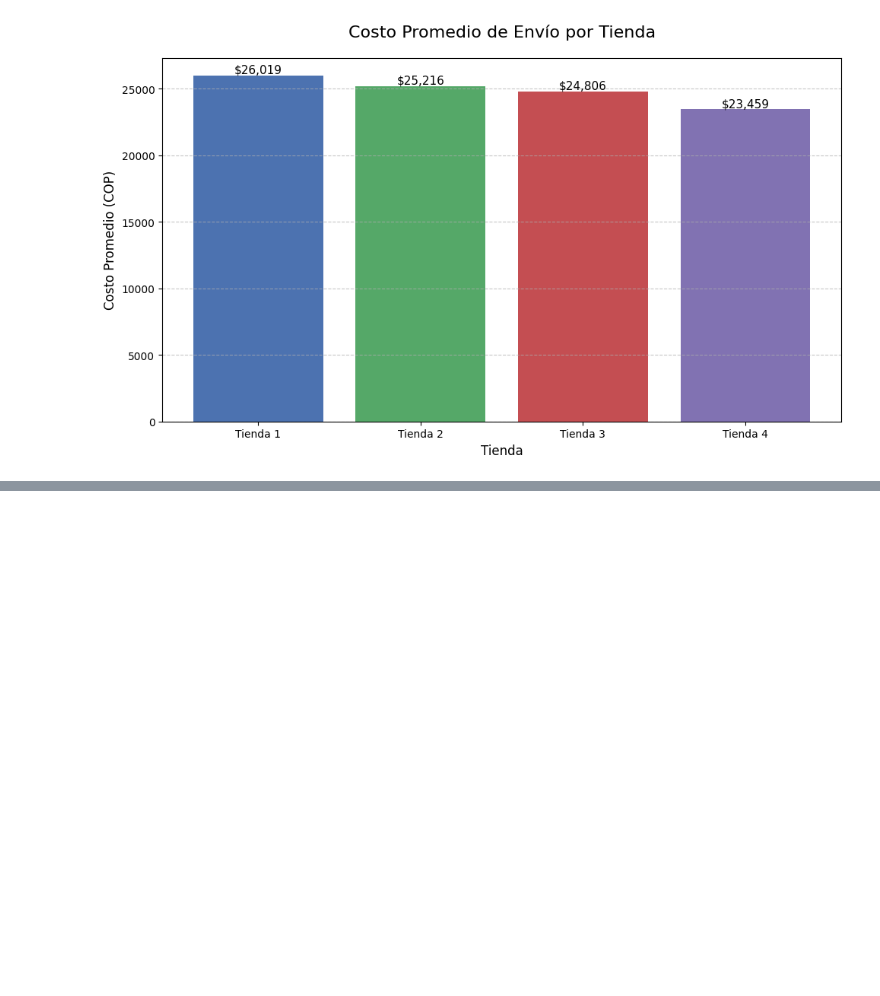
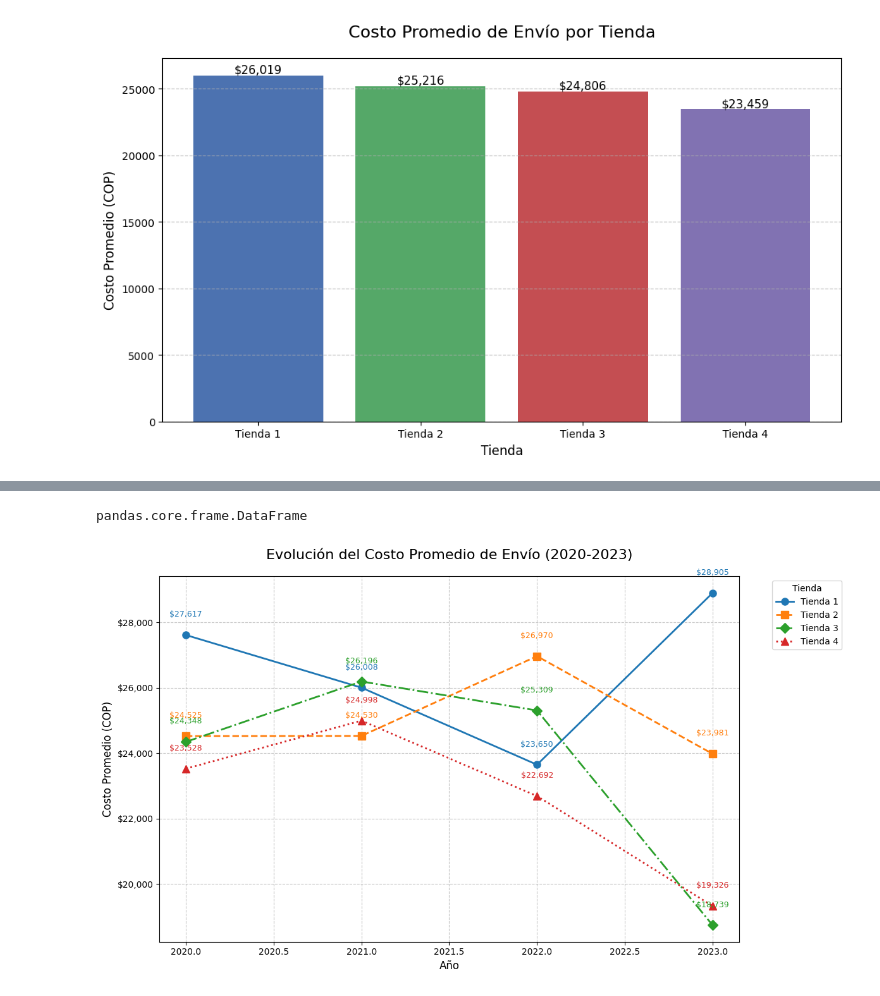
Before and after one commit to SwordNoobOne/alurastorelatam, a Jupyter notebook: challengealurastorelatam.ipynb, the cells around one changed output, grey strips where cells are left out. Cells and saved outputs as stored; diff of their text form; code cells hidden in the pictures; blank space fills up the shorter version.

```diff
--- a/challengealurastorelatam.ipynb
+++ b/challengealurastorelatam.ipynb
@@ -428,0 +447,19 @@ plt.show()
+# %%
+# Asumiendo que los datos ya están importados (tienda, tienda2, tienda3, tienda4)
+type(tienda)
+
+# 1. Preparar los datos combinados
+# Agregar columna de tienda a cada DataFrame
+if 'Tienda' not in tienda1.columns:
+    print("Se ha agregado la columna 'Tienda'.")
+    print("La columna 'Tienda' no existe en el DataFrame")
+    # Aquí podrías agregar código para crear la columna si no existe
+    # df['Tienda'] = None  # Por ejemplo, crear la columna con valores nulos
+    tienda1['Tienda'] = 'Tienda 1'
+    tienda2['Tienda'] = 'Tienda 2'
+    tienda3['Tienda'] = 'Tienda 3'
+    tienda4['Tienda'] = 'Tienda 4'
+    datos_completos = pd.concat([tienda1, tienda2, tienda3, tienda4])
+
+
+tienda1.head( )
@@ -428,0 +475,58 @@ plt.show()
+# %%
+type(tienda1)
+# %% [output]
+pandas.core.frame.DataFrame
+# %%
+# Combinar todos los datos
+#datos_completos = pd.concat([tienda, tienda2, tienda3, tienda4])
+# Convertir la fecha a datetime y extraer el año
+datos_completos['Fecha_Compra'] = pd.to_datetime(datos_completos['Fecha de Compra'], dayfirst=True)
+datos_completos['Año'] = datos_completos['Fecha_Compra'].dt.year
+
+# 2. Calcular costos promedio por año y tienda
+costo_por_año_tienda = datos_completos.groupby(['Año', 'Tienda'])['Costo de envío'].mean().unstack()
+# 3. Visualización
+plt.figure(figsize=(12, 7))
+
+# Estilo de líneas y colores
+estilos = ['-o', '--s', '-.D', ':^']
+colores = ['#1f77b4', '#ff7f0e', '#2ca02c', '#d62728']
+
+for i, tienda in enumerate(costo_por_año_tienda.columns):
+    plt.plot(costo_por_año_tienda.index, costo_por_año_tienda[tienda],
+             estilos[i], color=colores[i],
+             linewidth=2, markersize=8,
+             label=tienda)
+
+# Personalizar gráfico
+plt.title('Evolución del Costo Promedio de Envío (2020-2023)', fontsize=16, pad=20)
+plt.xlabel('Año', fontsize=12)
+plt.ylabel('Costo Promedio (COP)', fontsize=12)
+plt.grid(True, linestyle='--', alpha=0.7)
+plt.legend(title='Tienda', bbox_to_anchor=(1.05, 1), loc='upper left')
+
+# Formatear eje Y como moneda
+plt.gca().yaxis.set_major_formatter('${x:,.0f}')
+
+# Añadir etiquetas de valores
+for col in costo_por_año_tienda.columns:
+    for año, valor in costo_por_año_tienda[col].items():
+        plt.text(año, valor + 500, f'${valor:,.0f}',
+                ha='center', va='bottom',
+                fontsize=9, color=colores[list(costo_por_año_tienda.columns).index(col)])
+
+plt.tight_layout()
+plt.show()
+
+# 4. Mostrar tabla resumen
+print("\nCosto promedio de envío por año y tienda:")
+print(costo_por_año_tienda.to_markdown(tablefmt="grid", floatfmt=",.0f"))
+
+# 5. Calcular tasa de crecimiento anual (opcional)
+crecimiento = costo_por_año_tienda.pct_change() * 100
+crecimiento = crecimiento.dropna()
+
+print("\nTasa de crecimiento anual (%):")
+print(crecimiento.to_markdown(tablefmt="grid", floatfmt=".1f"))
+# %% [output]
+[figure, added]
```
Also changed, not shown: parts of 12 cells of this notebook.
